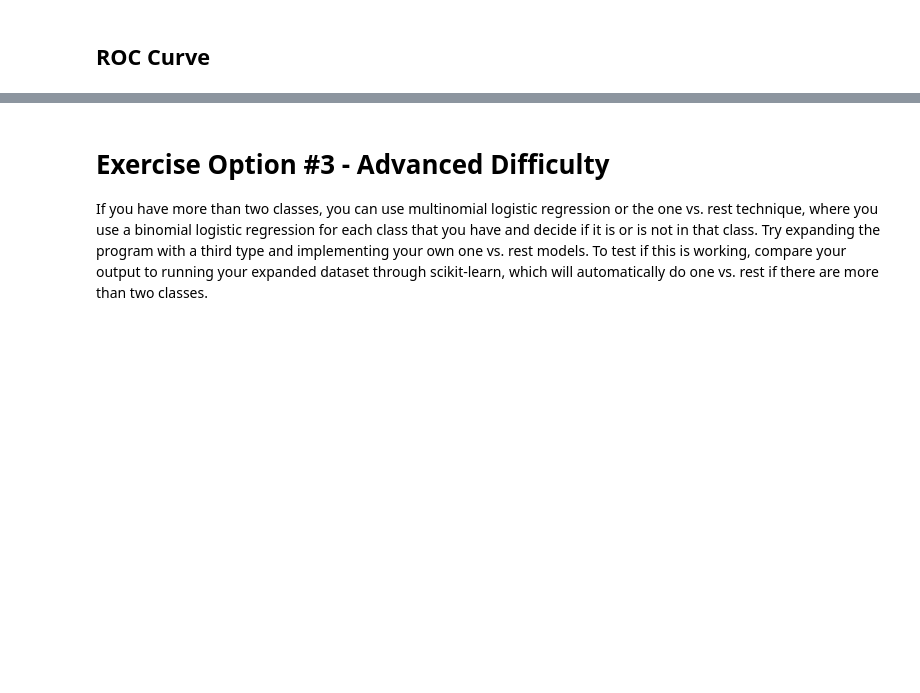
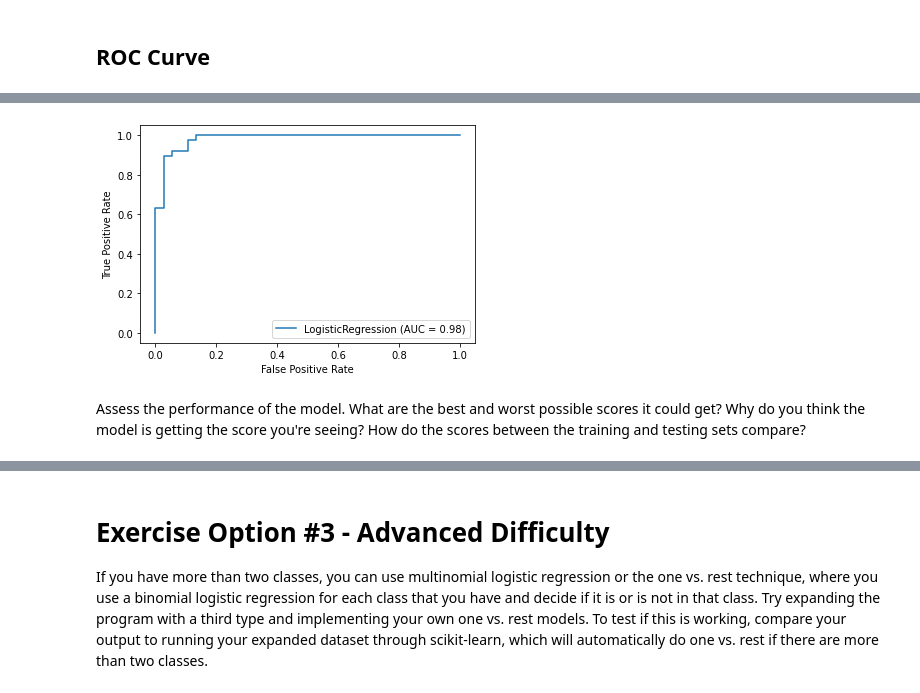
Before and after one commit to yrafalin/MachineLearning, a Jupyter notebook: Classification/LogisticRegression.ipynb, the cells around one changed output, grey strips where cells are left out. Saved outputs shown, nothing was run; the diff lists cells and outputs as text; code cells hidden in the pictures; blank space fills up the shorter version.

```diff
--- a/Classification/LogisticRegression.ipynb
+++ b/Classification/LogisticRegression.ipynb
@@ -210,0 +209,7 @@ The area under the curve is 0.92, meaning 92% of the time, the model classifies
+# %%
+metrics.plot_roc_curve(roc_model, X_train, y_train)
+plt.show()
+# %% [output]
+[figure, added]
+# %% [markdown]
+Assess the performance of the model. What are the best and worst possible scores it could get? Why do you think the model is getting the score you're seeing? How do the scores between the training and testing sets compare?
```
Also changed, not shown: parts of 9 cells of this notebook, 2 other files.
